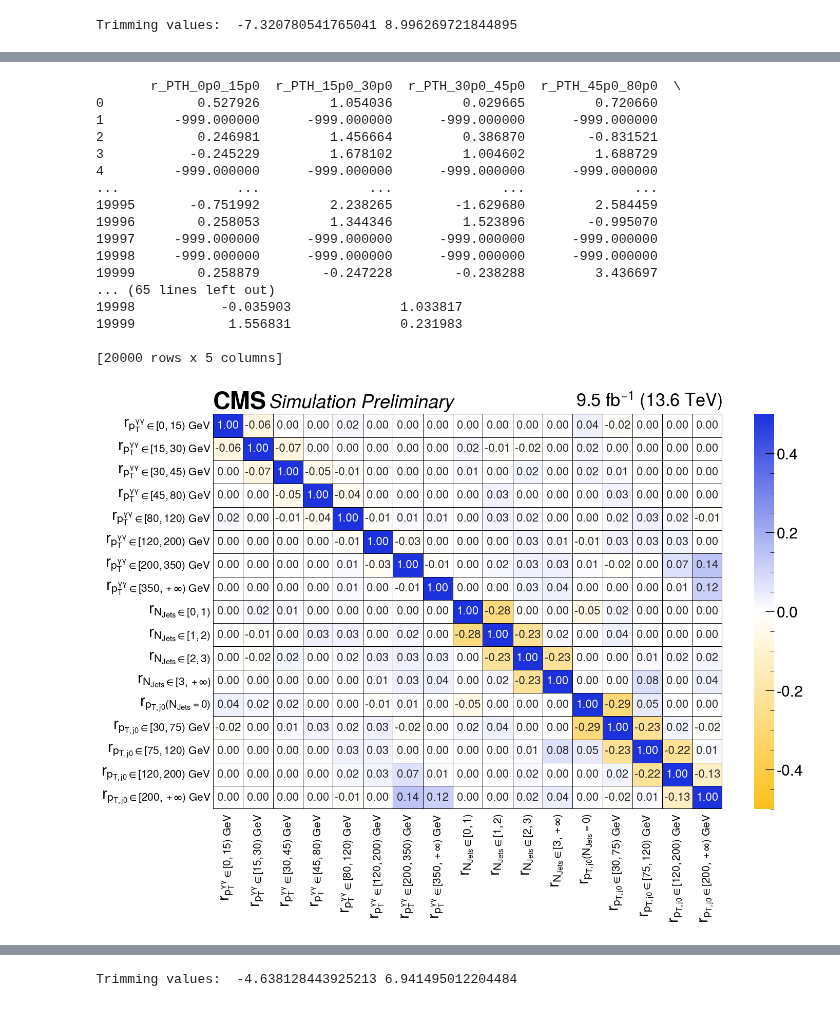
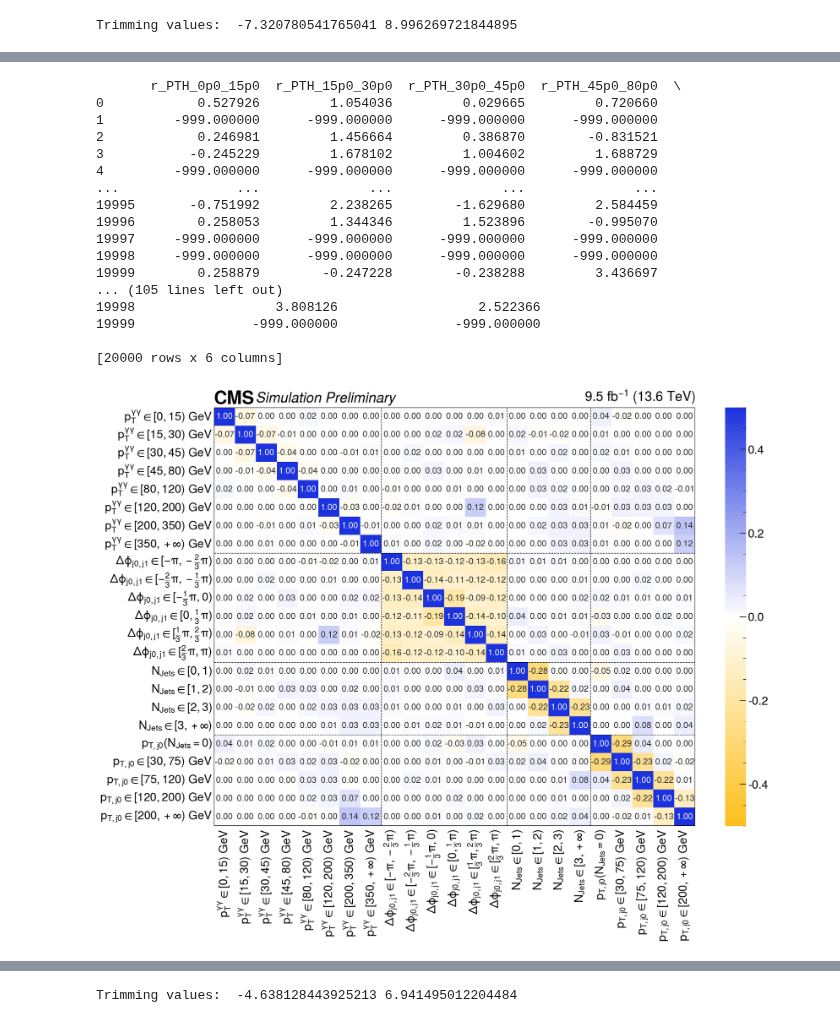
Before and after one commit to JaLuka98/flashggFinalFit, a Jupyter notebook: Replicas/corr_matrix/validation.ipynb, the cells around one changed output, grey strips where cells are left out. Drawn from its saved outputs; the diff is of its cells as text; code cells hidden in the pictures.

Commit message:
Added DPhiJ0J1 to corr_matrix.

```diff
--- a/Replicas/corr_matrix/validation.ipynb
+++ b/Replicas/corr_matrix/validation.ipynb
@@ -17,7 +17,7 @@ import json
 from itertools import combinations
 # %%
 # Importing translation dictionary
-translationFilePath = "/work/niharrin/t35/CMSSW_14_1_0_pre4/src/flashggFinalFit/Bootstrap/translation.json"
+translationFilePath = "/work/niharrin/t35/CMSSW_14_1_0_pre4/src/flashggFinalFit/Replicas/corr_matrix/translation.json"
 with open(translationFilePath) as translationFile:
     translation = json.load(translationFile)
 # %%
@@ -286,3 +286,14 @@ pois_untrimmed_PTJ0 = create_json_untrimmed(variable, toyDir, poi_list_PTJ0)
 pois_PTJ0 = create_json_trimmed(variable, toyDir, pois_untrimmed_PTJ0, poi_list_PTJ0, subfolder_=f"SL_{variable}")
 # %% [output]
 Trimming values:  -7.320780541765041 8.996269721844895
+# %%
+# Load DPhiJ0J1 toys
+variable = "DPhiJ0J1"
+sample_dir = '/pnfs/psi.ch/cms/trivcat/store/user/niharrin/ntuples/midRun3/samples/2025_07_17_powheg/finalfits'
+main_dir = os.path.join(sample_dir, variable, "Combine", f"runFits_{variable}")
+toyDir = os.path.join(main_dir, "toyFit")
+
+poi_list_DPhiJ0J1 = ["r_DPhiJ0J1_m3p1416_m2p0944", "r_DPhiJ0J1_m2p0944_m1p0472", "r_DPhiJ0J1_m1p0472_0p0", "r_DPhiJ0J1_0p0_1p0472", "r_DPhiJ0J1_1p0472_2p0944", "r_DPhiJ0J1_2p0944_3p1416"]
+
+pois_untrimmed_DPhiJ0J1 = create_json_untrimmed(variable, toyDir, poi_list_DPhiJ0J1)
+pois_DPhiJ0J1 = create_json_trimmed(variable, toyDir, pois_untrimmed_DPhiJ0J1, poi_list_DPhiJ0J1, subfolder_=f"SL_{variable}")
@@ -290,9 +319,11 @@ Trimming values:  -7.320780541765041 8.996269721844895
 df_PTH = pd.DataFrame(pois_PTH)
 df_NJ = pd.DataFrame(pois_NJ)
 df_PTJ0 = pd.DataFrame(pois_PTJ0)
+df_DPhiJ0J1 = pd.DataFrame(pois_DPhiJ0J1)
 print(df_PTH)
 print(df_NJ)
 print(df_PTJ0)
+print(df_DPhiJ0J1)
 # %% [output]
        r_PTH_0p0_15p0  r_PTH_15p0_30p0  r_PTH_30p0_45p0  r_PTH_45p0_80p0  \
 0            0.527926         1.054036         0.029665         0.720660
@@ -306,11 +337,11 @@ print(df_PTJ0)
 19997     -999.000000      -999.000000      -999.000000      -999.000000
 19998     -999.000000      -999.000000      -999.000000      -999.000000
 19999        0.258879        -0.247228        -0.238288         3.436697
-... (65 lines left out)
-19998           -0.035903              1.033817
-19999            1.556831              0.231983
+... (105 lines left out)
+19998                  3.808126                  2.522366
+19999               -999.000000               -999.000000
 
-[20000 rows x 5 columns]
+[20000 rows x 6 columns]
 # %%
 
 # --- Step 1: Identify rows WITHOUT -999 in either DataFrame ---
@@ -323,17 +354,21 @@ mask_nj = (df_NJ != -999).all(axis=1)
 # # Mask for df_PTJ0 (True = valid, False = -999)
 mask_ptj0 = (df_PTJ0 != -999).all(axis=1)
 
+# # Mask for df_DPhiJ0J1 (True = valid, False = -999)
+mask_DPhiJ0J1 = (df_DPhiJ0J1 != -999).all(axis=1)
+
 # Combined mask (keep only rows valid in BOTH DataFrames)
-valid_rows = mask_pth & mask_nj & mask_ptj0
+valid_rows = mask_pth & mask_nj & mask_ptj0 & mask_DPhiJ0J1
 
 # --- Step 2: Filter DataFrames ---
 df_PTH_clean = df_PTH[valid_rows]
 df_NJ_clean = df_NJ[valid_rows]
 df_PTJ0_clean = df_PTJ0[valid_rows]
+df_DPhiJ0J1_clean = df_DPhiJ0J1[valid_rows]
 
 # --- Step 3: Compute Correlation Matrix ---
 # Combine columns (now aligned and cleaned)
-df_combined = pd.concat([df_PTH_clean, df_NJ_clean, df_PTJ0_clean], axis=1)
+df_combined = pd.concat([df_PTH_clean, df_DPhiJ0J1_clean, df_NJ_clean, df_PTJ0_clean], axis=1)
 
 # Calculate full correlation matrix
 corr_matrix = df_combined.corr()
@@ -369,42 +404,50 @@ modified_corr_matrix = modified_corr_matrix.where(abs(modified_corr_matrix) >= 0
 
 modified_corr_matrix = modified_corr_matrix.rename(index=translation, columns=translation)
 
-plt.figure(figsize=(16, 10))
+plt.figure(figsize=(20, 14))
 plt.style.use(hep.style.CMS)
 hep.cms.label('Preliminary', data=False, lumi=9.5, com=13.6)
-ax = sns.heatmap(modified_corr_matrix, annot=True, cmap=custom_cmap, vmin=-0.5, vmax=0.5, annot_kws={"size": 16}, linewidths=0.5, linecolor='black', fmt=".2f")
+ax = sns.heatmap(modified_corr_matrix, annot=True, cmap=custom_cmap, vmin=-0.5, vmax=0.5, annot_kws={"size": 16}, linewidths=0.0, linecolor='black', fmt=".2f")
 
 ax.tick_params(
     axis='both',      # apply to both axes
     which='both',     # apply to both major and minor ticks
     bottom=False,     # remove bottom ticks
     top=False,        # remove top ticks
     left=False,       # remove left ticks
     right=False,      # remove right ticks
     labelbottom=True, # keep labels if you want
     labelleft=True    # keep labels if you want
 )
 
 # Get the number of rows and columns
 n_rows, n_cols = modified_corr_matrix.shape
 
 # Add rectangle around the whole heatmap to complete the outer box
 rect = Rectangle(
     (0, 0),          # bottom left corner
     width=n_cols,    # number of columns
     height=n_rows,   # number of rows
     fill=False,      # no fill, just the edge
     edgecolor='black',
     linewidth=1.5
 )
 ax.add_patch(rect)
 
+# Define group boundaries (between variable blocks)
+group_boundaries = [8, 14, 18]  # Example indices between variable blocks
+
+# Draw thick lines between groups
+for boundary in group_boundaries:
+    ax.axhline(boundary, color='black', linewidth=1, linestyle='--')
+    ax.axvline(boundary, color='black', linewidth=1, linestyle='--')
+
 plt.savefig(os.path.join(plot_dir, "correlation_matrix.pdf"), bbox_inches='tight')
 plt.savefig(os.path.join(plot_dir, "correlation_matrix.png"), bbox_inches='tight')
 
 # plt.close()
 # %% [output]
-[figure, old version]
+[figure, new version]
 # %%
 z_hat = 0.5 * np.log((1 + corr_matrix) / (1 - corr_matrix)) + (corr_matrix / (2*(len(df_combined) - 2)))
 a = np.tanh(z_hat - np.sqrt(1 / (len(df_combined) - 3)))
```
Also changed, not shown: parts of 4 cells of this notebook, 5 other files.
